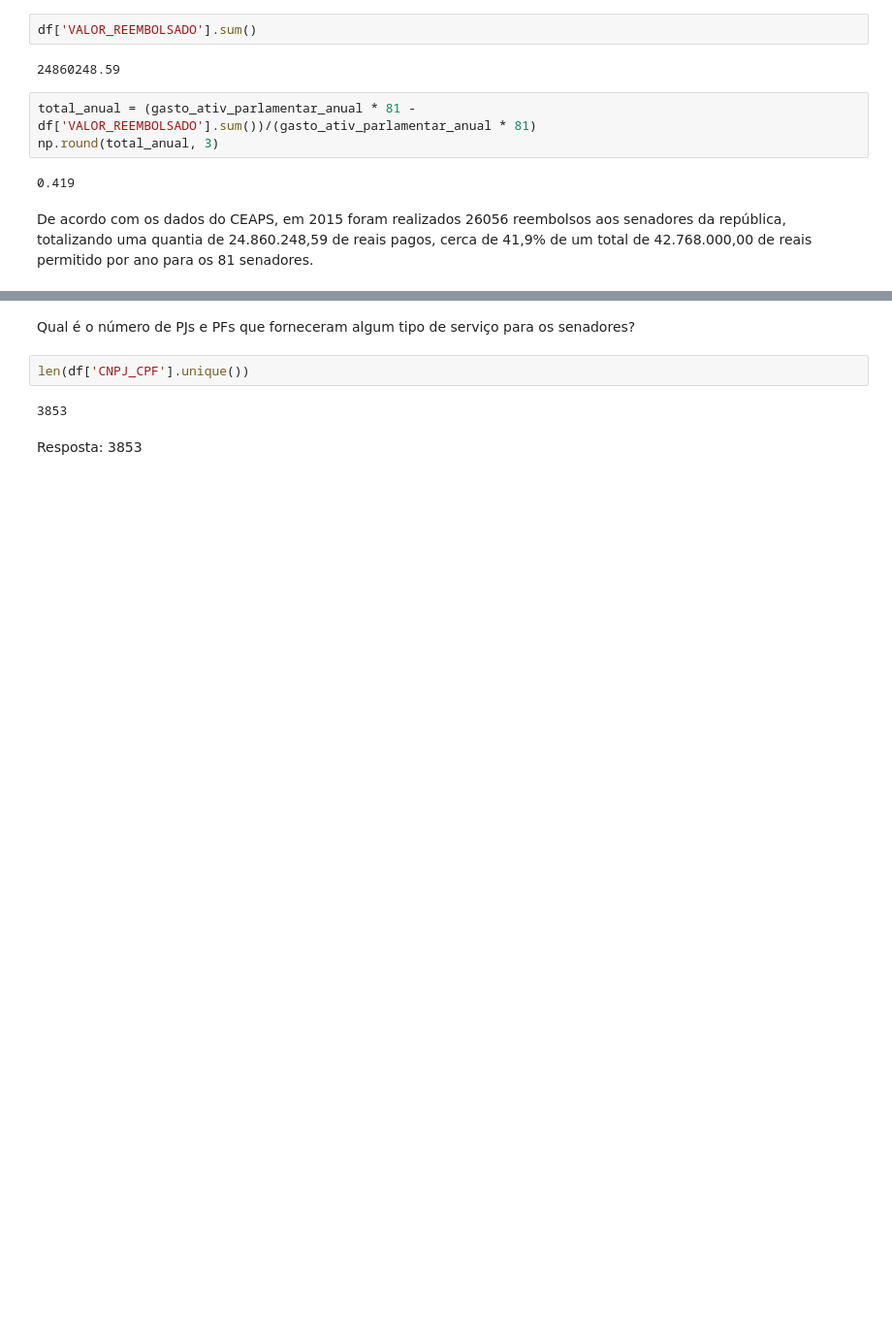
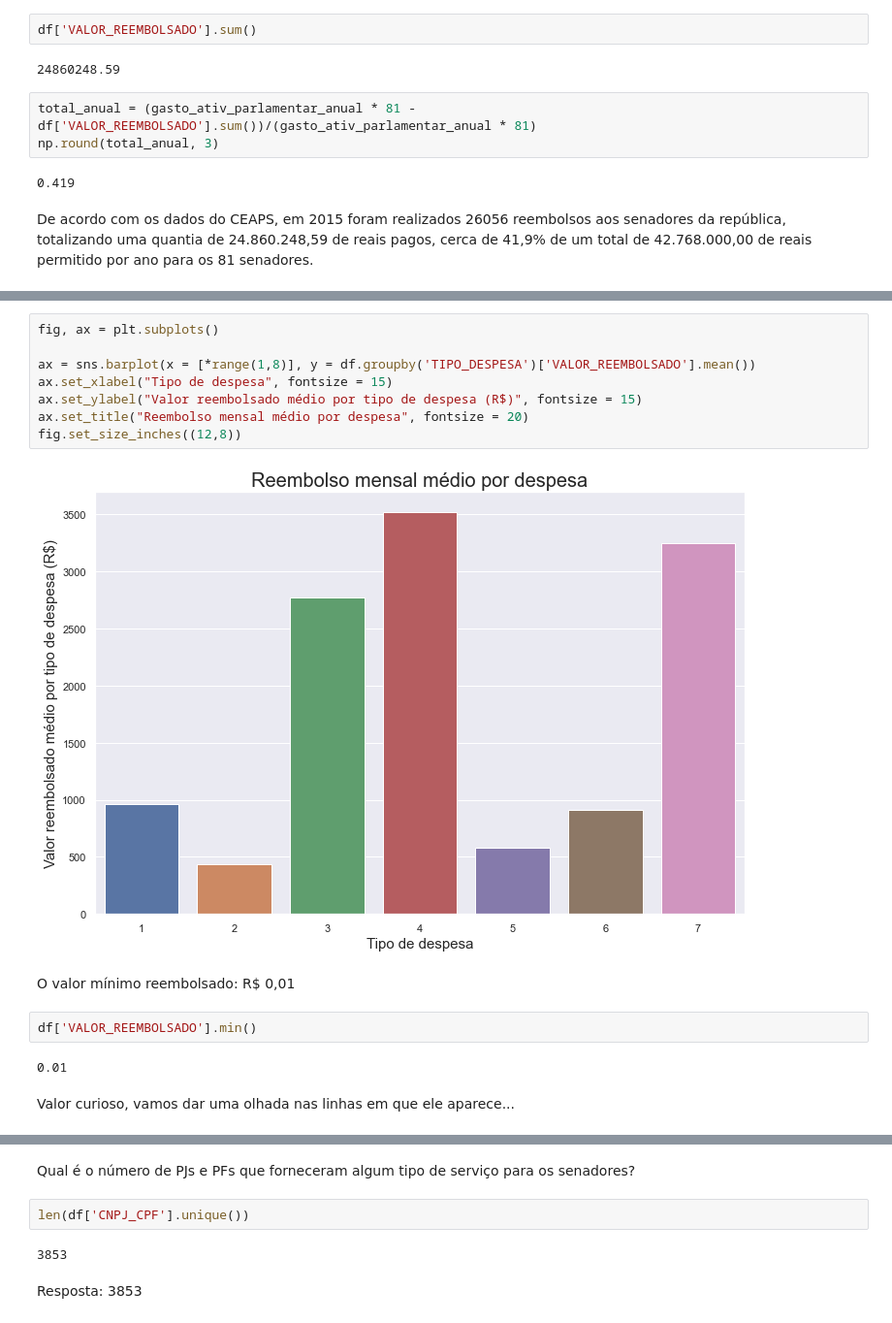
Before and after one commit to jvscursulim/7daysofcode_alura, a Jupyter notebook: ceaps.ipynb, the cells around one changed output, grey strips where cells are left out. Shown at 97% size. Saved outputs shown, nothing was run; the diff lists cells and outputs as text; blank space fills up the shorter version.

```diff
--- a/ceaps.ipynb
+++ b/ceaps.ipynb
@@ -470,0 +500,18 @@ De acordo com os dados do CEAPS, em 2015 foram realizados 26056 reembolsos aos s
+# %%
+fig, ax = plt.subplots()
+
+ax = sns.barplot(x = [*range(1,8)], y = df.groupby('TIPO_DESPESA')['VALOR_REEMBOLSADO'].mean())
+ax.set_xlabel("Tipo de despesa", fontsize = 15)
+ax.set_ylabel("Valor reembolsado médio por tipo de despesa (R$)", fontsize = 15)
+ax.set_title("Reembolso mensal médio por despesa", fontsize = 20)
+fig.set_size_inches((12,8))
+# %% [output]
+[figure, added]
+# %% [markdown]
+O valor mínimo reembolsado: R$ 0,01
+# %%
+df['VALOR_REEMBOLSADO'].min()
+# %% [output]
+0.01
+# %% [markdown]
+Valor curioso, vamos dar uma olhada nas linhas em que ele aparece...
```
Also changed, not shown: parts of 30 cells of this notebook, 5 other files.
